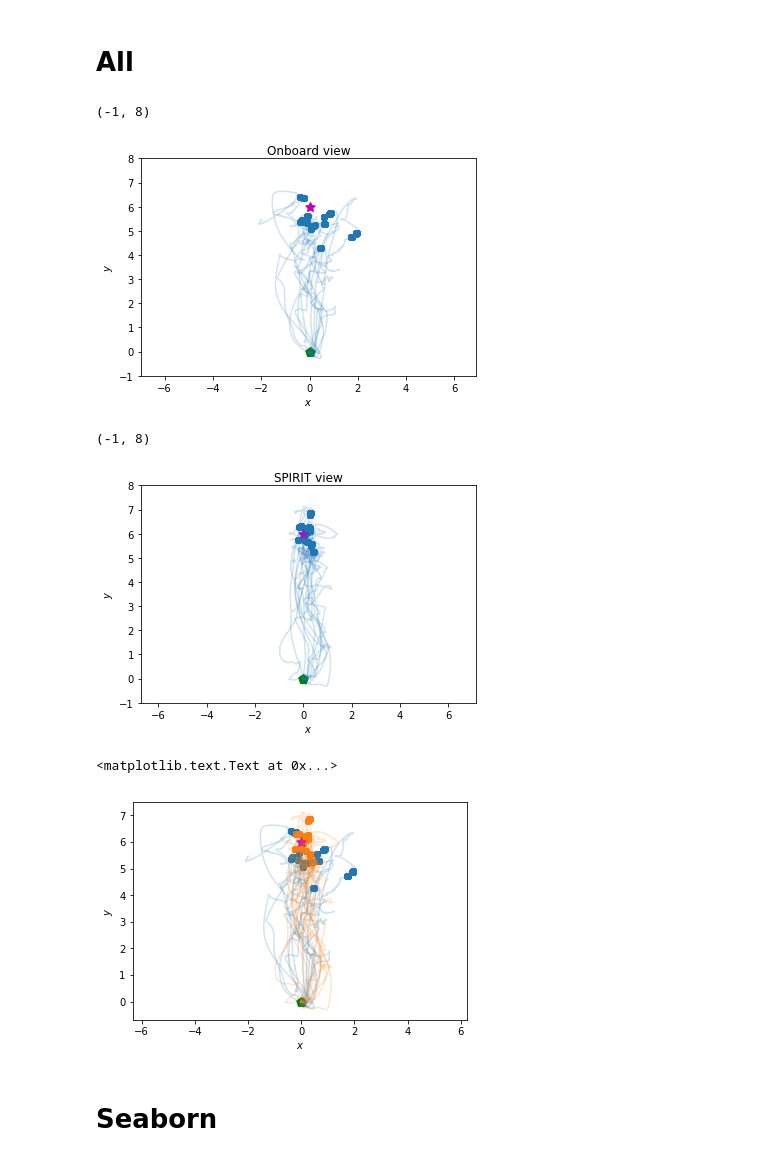
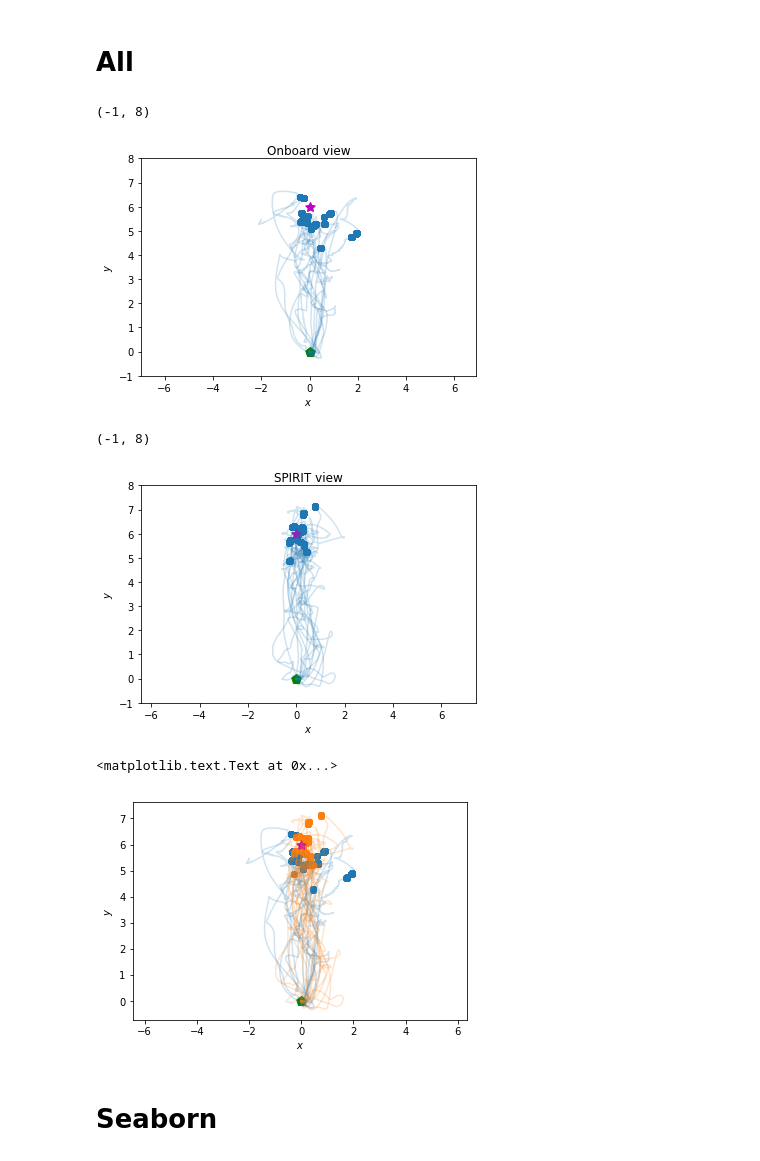
Before and after one commit to ahermassi/spirit, a Jupyter notebook: analysis/Analysis.ipynb, the cells around one changed output. Cells and saved outputs as stored; diff of their text form; code cells hidden in the pictures.

```diff
--- a/analysis/Analysis.ipynb
+++ b/analysis/Analysis.ipynb
@@ -106,8 +106,8 @@ def plot_targets(df, x="x", y="y", invert_x=True, invert_y=True,
     if target_coords is not None and target_coord_offsets is not None:
         raise ValueError("Use either target_coords or target_coord_offsets")
 
-    p_init = Coords(df[x][0], df[y][0])
-    p_final = Coords(df[x][-1], df[y][-1])
+    p_init = Coords(df[x].iloc[0], df[y].iloc[0])
+    p_final = Coords(df[x].iloc[-1], df[y].iloc[-1])
 
     if target_coords is None:
         if target_coord_offsets is None:
@@ -334,7 +334,7 @@ plot_xy(df)
 # %% [output]
 KeyError: 'x'
 # %%
-df = load_bag("bagfiles/experiment-0_user-05_run-02.bag", include=TOPICS_SUMMARIZED)
+df = load_bag("bagfiles/experiment-1_user-06_run-03.bag", include=TOPICS_SUMMARIZED)
 rename_columns(df)
 normalize_columns(df)
 plot_xy_conditional(df, df.arrived == 1, x="xn", y="yn", s="z")
@@ -364,7 +364,7 @@ plt.legend()
 # All
 # %%
 for filename in glob.glob("bagfiles/experiment-0_*.bag"):
-    if "user-00" not in filename:
+    if "user-99" not in filename:
         df = load_bag(filename, include=TOPICS_SUMMARIZED)
         rename_columns(df)
         if any(df.arrived):
@@ -377,26 +377,26 @@ plt.title("Onboard view")
 plt.ylim(-1, 8)
 # %% [output]
 (-1, 8)
-[figure, old version]
+[figure, new version]
 # %%
 for filename in glob.glob("bagfiles/experiment-1_*.bag"):
-    if "user-00" not in filename:
+    if "user-99" not in filename:
         df = load_bag(filename, include=TOPICS_SUMMARIZED)
         rename_columns(df)
         if any(df.arrived):
             normalize_columns(df)
             plot_xy_conditional(df, df.arrived == 1, x="xn", y="yn", alpha_not_condition=0.2, line=True)
 plot_targets(df, x="xn", y="yn", target_coords=[Coords(0, -6)], show_final=False)
 plt.xlabel(r"$x$")
 plt.ylabel(r"$y$")
 plt.title("SPIRIT view")
 plt.ylim(-1, 8)
 # %% [output]
 (-1, 8)
-[figure, old version]
+[figure, new version]
 # %%
 for filename in glob.glob("bagfiles/experiment-0_*.bag"):
-    if "user-00" not in filename:
+    if "user-99" not in filename:
         df = load_bag(filename, include=TOPICS_SUMMARIZED)
         rename_columns(df)
         if any(df.arrived):
@@ -404,7 +404,7 @@ for filename in glob.glob("bagfiles/experiment-0_*.bag"):
             plot_xy_conditional(df, df.arrived==1, x="xn", y="yn", c="C0", c_condition="C0",
                                 alpha_not_condition=0.2, alpha_condition=0.5, line=True)
 for filename in glob.glob("bagfiles/experiment-1_*.bag"):
-    if "user-00" not in filename:
+    if "user-99" not in filename:
         df = load_bag(filename, include=TOPICS_SUMMARIZED)
         rename_columns(df)
         if any(df.arrived):
@@ -416,7 +416,7 @@ plt.xlabel(r"$x$")
 plt.ylabel(r"$y$")
 # %% [output]
 <matplotlib.text.Text at 0x...>
-[figure, old version]
+[figure, new version]
 # %% [markdown]
 # Seaborn
 # %%
```
Also changed, not shown: parts of 8 cells of this notebook.
